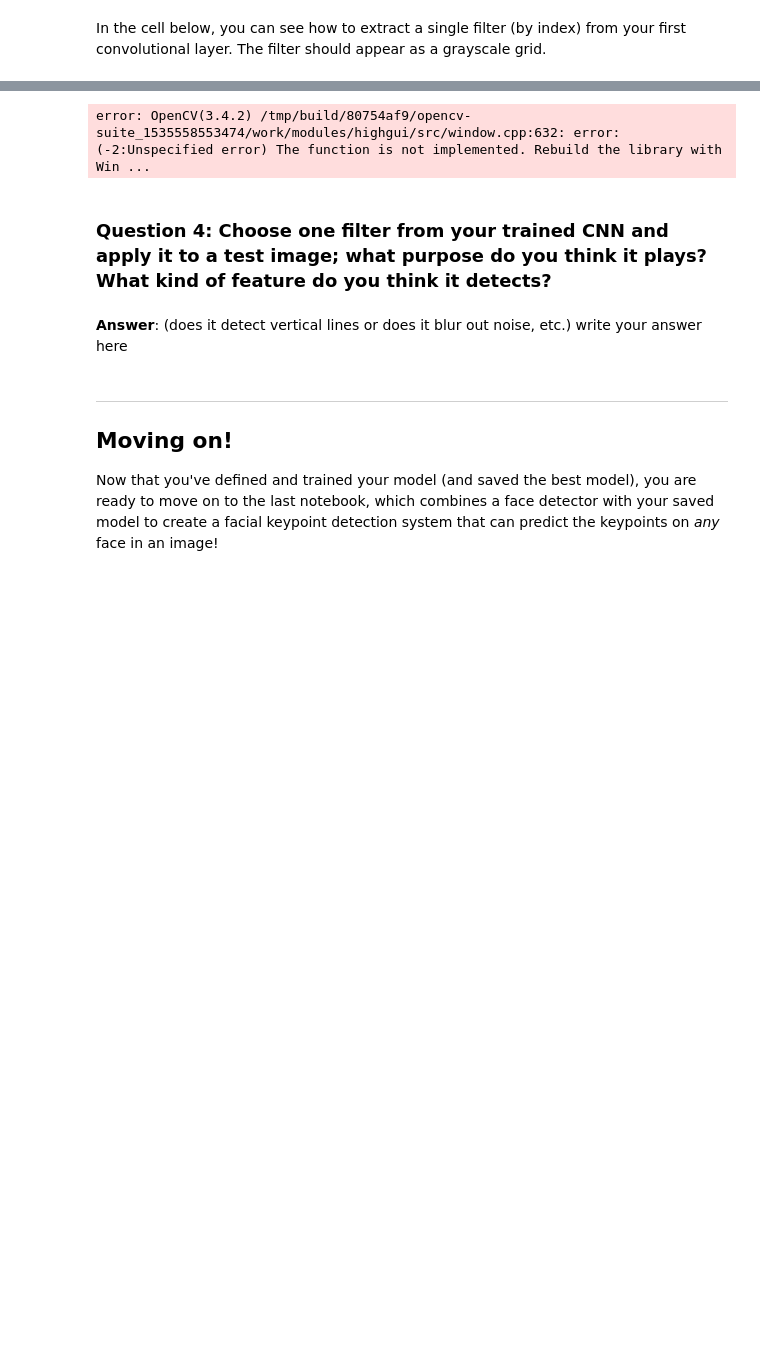
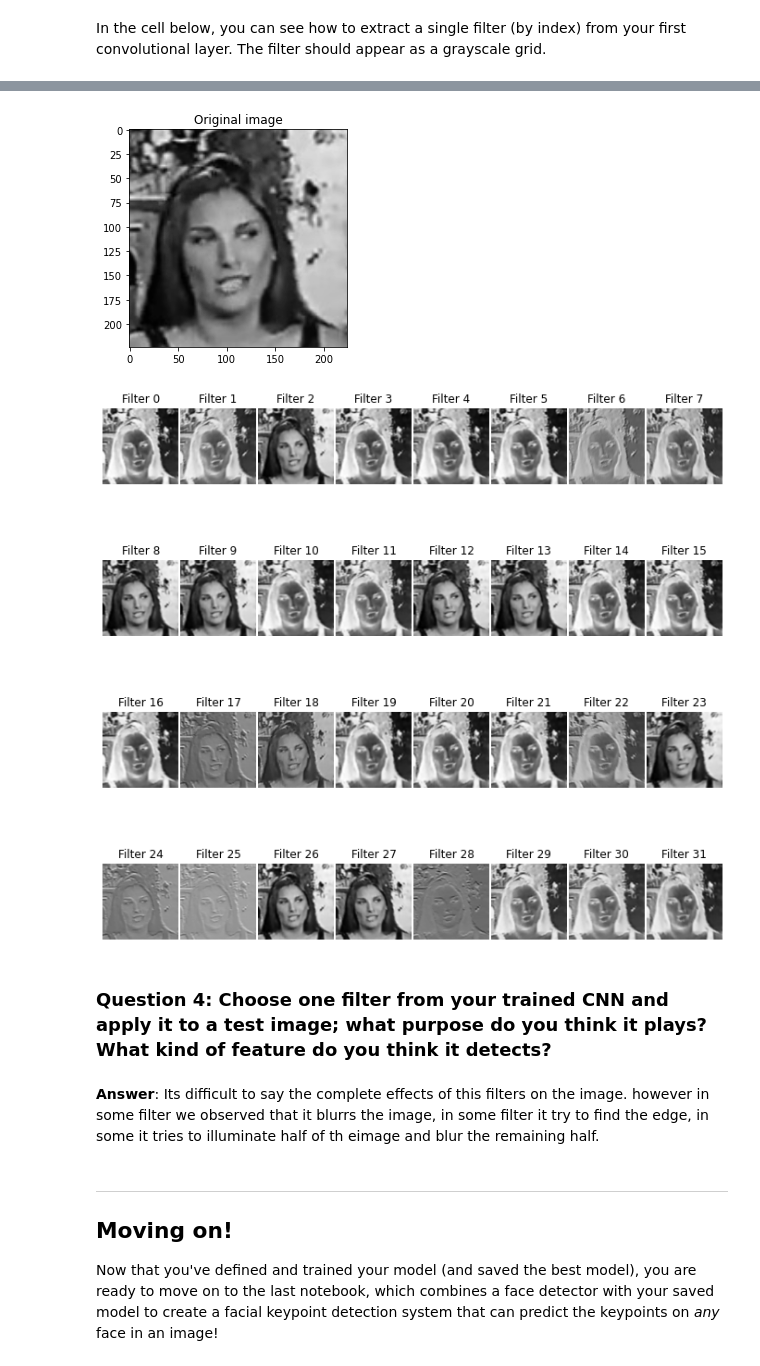
Before and after one commit to Suraj0712/CVND_1_Facial_Keypoint_Detection, a Jupyter notebook: Project/P1_Facial_Keypoints/2. Define the Network Architecture.ipynb, the cells around one changed output, grey strips where cells are left out. Drawn from its saved outputs; the diff is of its cells as text; code cells hidden in the pictures; blank space fills up the shorter version.

```diff
--- a/Project/P1_Facial_Keypoints/2. Define the Network Architecture.ipynb
+++ b/Project/P1_Facial_Keypoints/2. Define the Network Architecture.ipynb
@@ -515,30 +548,43 @@ Next, choose a test image and filter it with one of the convolutional kernels in
 
 ### TODO: Filter an image to see the effect of a convolutional kernel
 ---
-# %%
-## TODO: load in and display any image from the transformed test dataset
-
-testimg = test_images[1].data
-testimg = testimg.numpy()
-testimg = np.transpose(testimg, (1, 2, 0))
-testimg = testimg.squeeze()
-# print (testimg.shape)
-# plt.imshow(testimg, cmap='gray')
-
-import cv2
-
-for i in range (2):
-    img = cv2.filter2D(testimg, -1, w[i][0])
-    cv2.imshow("jb",img)
-# image =
-## TODO: Using cv's filter2D function,
-## apply a specific set of filter weights (like the one displayed above) to the test image
-# %% [output]
-error: OpenCV(3.4.2) /tmp/build/80754af9/opencv-suite_1535558553474/work/modules/highgui/src/window.cpp:632: error: (-2:Unspecified error) The function is not implemented. Rebuild the library with Win ...
+# %%
+
+import cv2
+import matplotlib.gridspec as gridspec
+
+##TODO: load in and display any image from the transformed test dataset
+image = test_images[0].data
+image = image.cpu().numpy()
+image = np.transpose(image, (1, 2, 0))
+## TODO: Using cv's filter2D function,
+## apply a specific set of filter weights (like the one displayed above) to the test image
+plt.imshow(image[..., 0], cmap="gray")
+plt.title("Original image")
+
+rows = 4
+columns = 8
+plt.figure(figsize = (12, 12))
+gs1 = gridspec.GridSpec(rows, columns)
+gs1.update(wspace=0.025, hspace=0.025) # set the spacing between axes.
+
+for i in range(columns * rows):
+    f_img = cv2.filter2D(image, -1, w[i][0])
+    ax1 = plt.subplot(gs1[i])
+    plt.axis('off')
+    ax1.set_xticklabels([])
+    ax1.set_yticklabels([])
+    ax1.set_aspect('equal')
+    ax1.imshow(f_img, cmap="gray")
+    ax1.set_title("Filter {}".format(i))
+plt.show()
+# %% [output]
+[figure, added]
+[figure, added]
 # %% [markdown]
 ### Question 4: Choose one filter from your trained CNN and apply it to a test image; what purpose do you think it plays? What kind of feature do you think it detects?
-# %% [markdown]
-**Answer**: (does it detect vertical lines or does it blur out noise, etc.) write your answer here
+# %% [markdown]
+**Answer**: Its difficult to say the complete effects of this filters on the image. however in some filter we observed that it blurrs the image, in some filter it try to find the edge, in some it tries to illuminate half of th eimage and blur the remaining half.
 # %% [markdown]
 ---
 ## Moving on!
```
Also changed, not shown: parts of 11 cells of this notebook, 2 other files.
